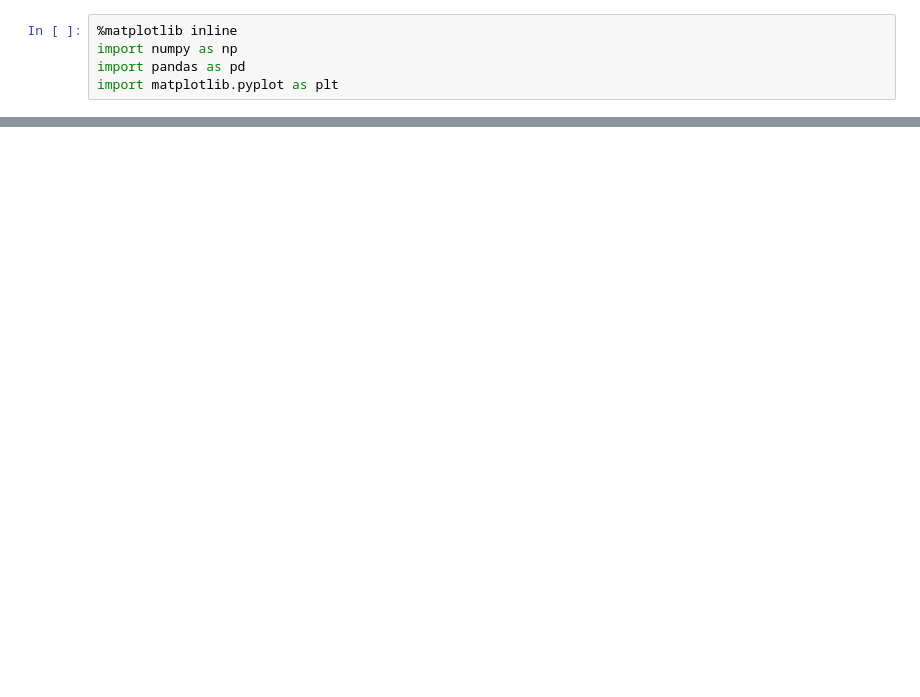
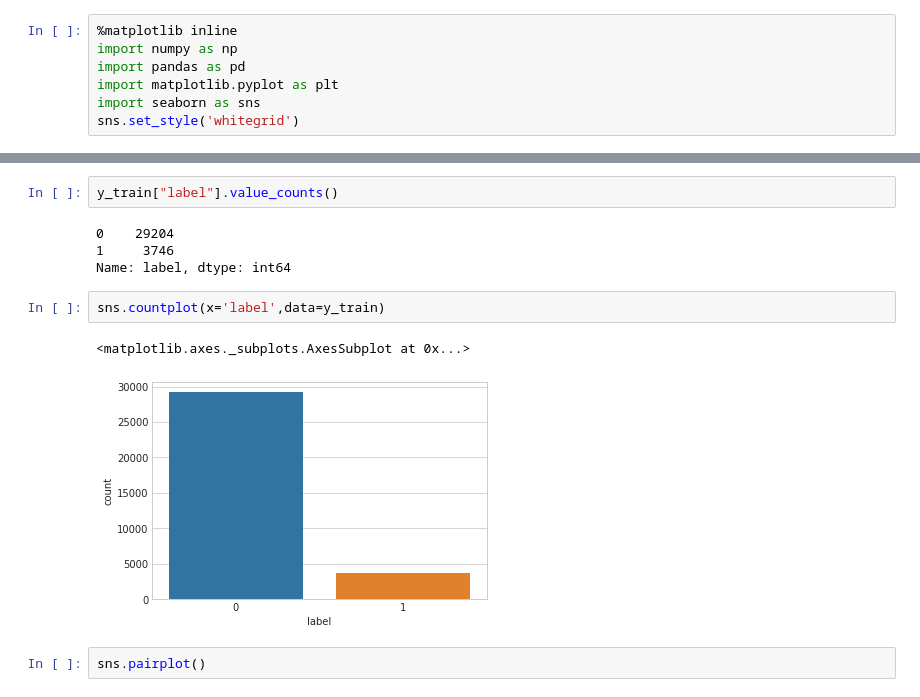
Before and after one commit to didosidali/bank-marketing, a Jupyter notebook: bank_marketing_starting_kit.ipynb, the cells around one changed output, grey strips where cells are left out. Cells and saved outputs as stored; diff of their text form; blank space fills up the shorter version.

```diff
--- a/bank_marketing_starting_kit.ipynb
+++ b/bank_marketing_starting_kit.ipynb
@@ -10,4 +14,6 @@ Data has apparently already been downloaded and unpacked.
 import numpy as np
 import pandas as pd
 import matplotlib.pyplot as plt
+import seaborn as sns
+sns.set_style('whitegrid')
 # %%
@@ -29,0 +111,13 @@ X_train.head()
+# %%
+y_train["label"].value_counts()
+# %% [output]
+0    29204
+1     3746
+Name: label, dtype: int64
+# %%
+sns.countplot(x='label',data=y_train)
+# %% [output]
+<matplotlib.axes._subplots.AxesSubplot at 0x...>
+[figure, added]
+# %%
+sns.pairplot()
```
Also changed, not shown: parts of 10 cells of this notebook.
